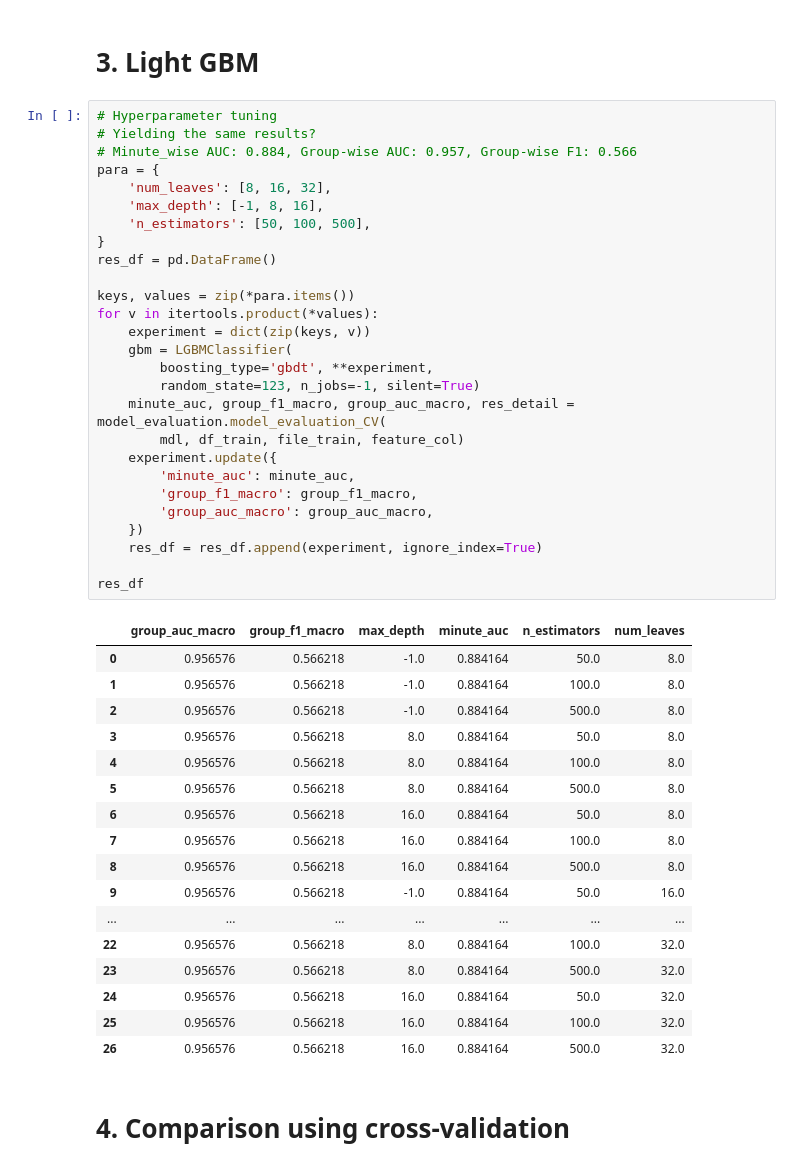
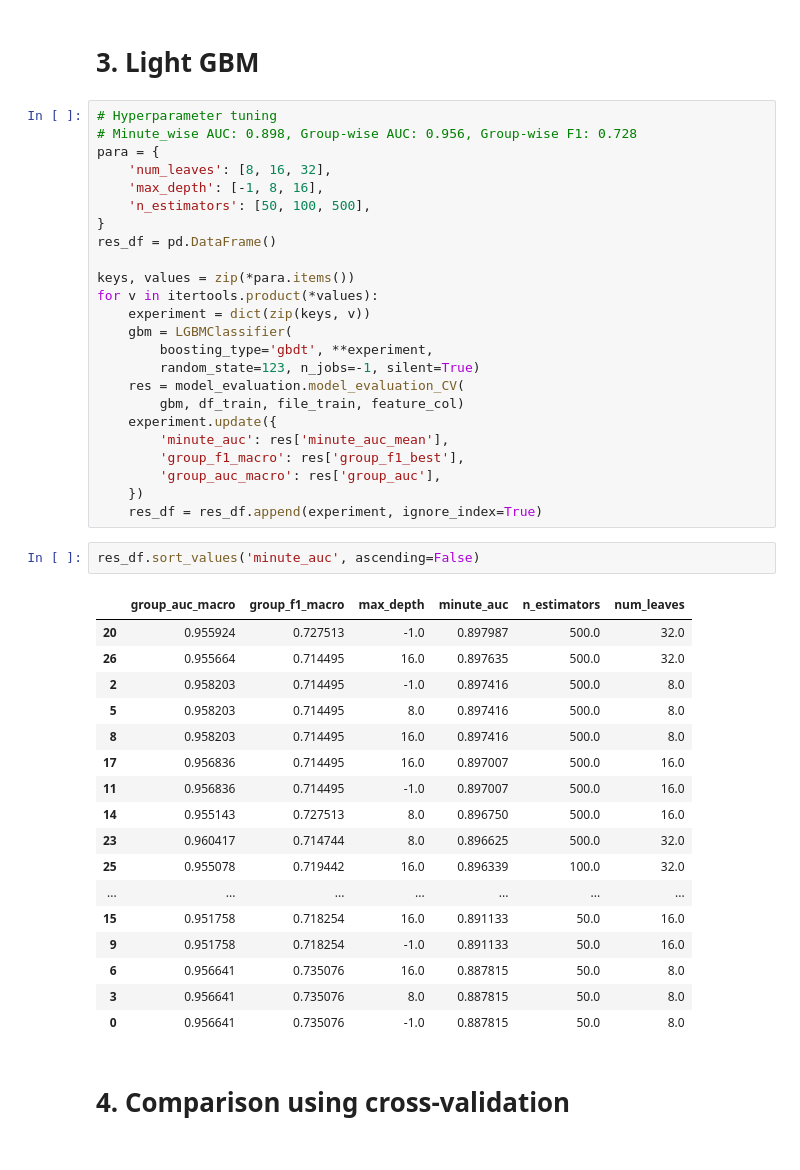
Before and after one commit to ChiQiao/Apnea-ECG, a Jupyter notebook: notebooks/3_Model_comparison.ipynb, the cells around one changed output. Drawn from its saved outputs; the diff is of its cells as text.

Commit message:
fixed a bug for LightGBM evaluation

```diff
--- a/notebooks/3_Model_comparison.ipynb
+++ b/notebooks/3_Model_comparison.ipynb
@@ -129,8 +129,7 @@ Minute_wise AUC: 0.884, Group-wise AUC: 0.957, Group-wise F1: 0.566
 # 3. Light GBM
 # %%
 # Hyperparameter tuning
-# Yielding the same results?
-# Minute_wise AUC: 0.884, Group-wise AUC: 0.957, Group-wise F1: 0.566
+# Minute_wise AUC: 0.898, Group-wise AUC: 0.956, Group-wise F1: 0.728
 para = {
     'num_leaves': [8, 16, 32],
     'max_depth': [-1, 8, 16],
@@ -144,34 +143,34 @@ for v in itertools.product(*values):
     gbm = LGBMClassifier(
         boosting_type='gbdt', **experiment,
         random_state=123, n_jobs=-1, silent=True)
-    minute_auc, group_f1_macro, group_auc_macro, res_detail = model_evaluation.model_evaluation_CV(
-        mdl, df_train, file_train, feature_col)
+    res = model_evaluation.model_evaluation_CV(
+        gbm, df_train, file_train, feature_col)
     experiment.update({
-        'minute_auc': minute_auc,
-        'group_f1_macro': group_f1_macro,
-        'group_auc_macro': group_auc_macro,
+        'minute_auc': res['minute_auc_mean'],
+        'group_f1_macro': res['group_f1_best'],
+        'group_auc_macro': res['group_auc'],
     })
     res_df = res_df.append(experiment, ignore_index=True)
-
-res_df
-# %% [output]
-|  | group_auc_macro | group_f1_macro | max_depth | minute_auc | n_estimators | num_leaves |
-| 0 | 0.956576 | 0.566218 | -1.0 | 0.884164 | 50.0 | 8.0 |
-| 1 | 0.956576 | 0.566218 | -1.0 | 0.884164 | 100.0 | 8.0 |
-| 2 | 0.956576 | 0.566218 | -1.0 | 0.884164 | 500.0 | 8.0 |
-| 3 | 0.956576 | 0.566218 | 8.0 | 0.884164 | 50.0 | 8.0 |
-| 4 | 0.956576 | 0.566218 | 8.0 | 0.884164 | 100.0 | 8.0 |
-| 5 | 0.956576 | 0.566218 | 8.0 | 0.884164 | 500.0 | 8.0 |
-| 6 | 0.956576 | 0.566218 | 16.0 | 0.884164 | 50.0 | 8.0 |
-| 7 | 0.956576 | 0.566218 | 16.0 | 0.884164 | 100.0 | 8.0 |
-| 8 | 0.956576 | 0.566218 | 16.0 | 0.884164 | 500.0 | 8.0 |
-| 9 | 0.956576 | 0.566218 | -1.0 | 0.884164 | 50.0 | 16.0 |
-| ... | ... | ... | ... | ... | ... | ... |
-| 22 | 0.956576 | 0.566218 | 8.0 | 0.884164 | 100.0 | 32.0 |
-| 23 | 0.956576 | 0.566218 | 8.0 | 0.884164 | 500.0 | 32.0 |
-| 24 | 0.956576 | 0.566218 | 16.0 | 0.884164 | 50.0 | 32.0 |
-| 25 | 0.956576 | 0.566218 | 16.0 | 0.884164 | 100.0 | 32.0 |
-| 26 | 0.956576 | 0.566218 | 16.0 | 0.884164 | 500.0 | 32.0 |
+# %%
+res_df.sort_values('minute_auc', ascending=False)
+# %% [output]
+|  | group_auc_macro | group_f1_macro | max_depth | minute_auc | n_estimators | num_leaves |
+| 20 | 0.955924 | 0.727513 | -1.0 | 0.897987 | 500.0 | 32.0 |
+| 26 | 0.955664 | 0.714495 | 16.0 | 0.897635 | 500.0 | 32.0 |
+| 2 | 0.958203 | 0.714495 | -1.0 | 0.897416 | 500.0 | 8.0 |
+| 5 | 0.958203 | 0.714495 | 8.0 | 0.897416 | 500.0 | 8.0 |
+| 8 | 0.958203 | 0.714495 | 16.0 | 0.897416 | 500.0 | 8.0 |
+| 17 | 0.956836 | 0.714495 | 16.0 | 0.897007 | 500.0 | 16.0 |
+| 11 | 0.956836 | 0.714495 | -1.0 | 0.897007 | 500.0 | 16.0 |
+| 14 | 0.955143 | 0.727513 | 8.0 | 0.896750 | 500.0 | 16.0 |
+| 23 | 0.960417 | 0.714744 | 8.0 | 0.896625 | 500.0 | 32.0 |
+| 25 | 0.955078 | 0.719442 | 16.0 | 0.896339 | 100.0 | 32.0 |
+| ... | ... | ... | ... | ... | ... | ... |
+| 15 | 0.951758 | 0.718254 | 16.0 | 0.891133 | 50.0 | 16.0 |
+| 9 | 0.951758 | 0.718254 | -1.0 | 0.891133 | 50.0 | 16.0 |
+| 6 | 0.956641 | 0.735076 | 16.0 | 0.887815 | 50.0 | 8.0 |
+| 3 | 0.956641 | 0.735076 | 8.0 | 0.887815 | 50.0 | 8.0 |
+| 0 | 0.956641 | 0.735076 | -1.0 | 0.887815 | 50.0 | 8.0 |
 # %% [markdown]
 # 4. Comparison using cross-validation
 # %%
```
Also changed, not shown: 1 other file.
